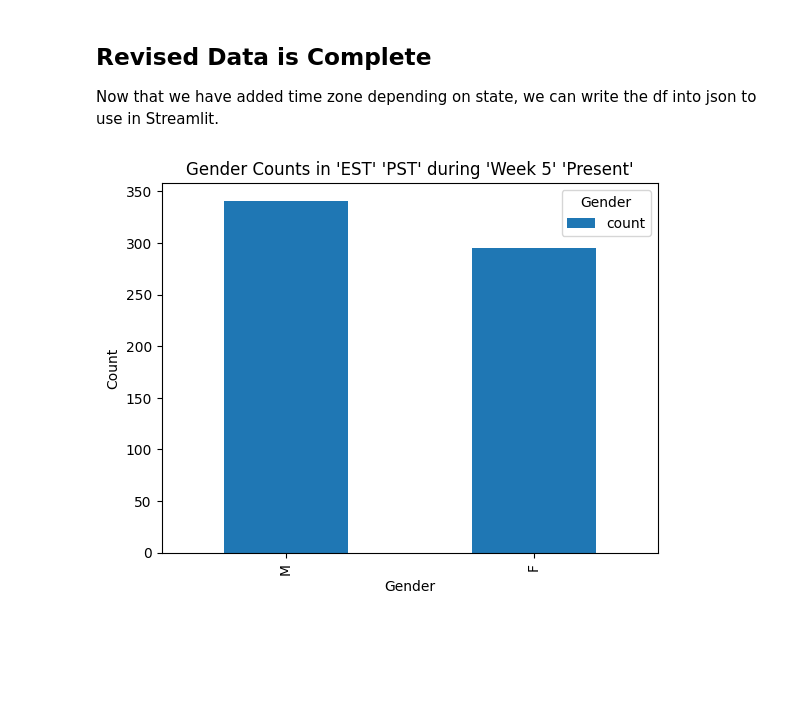
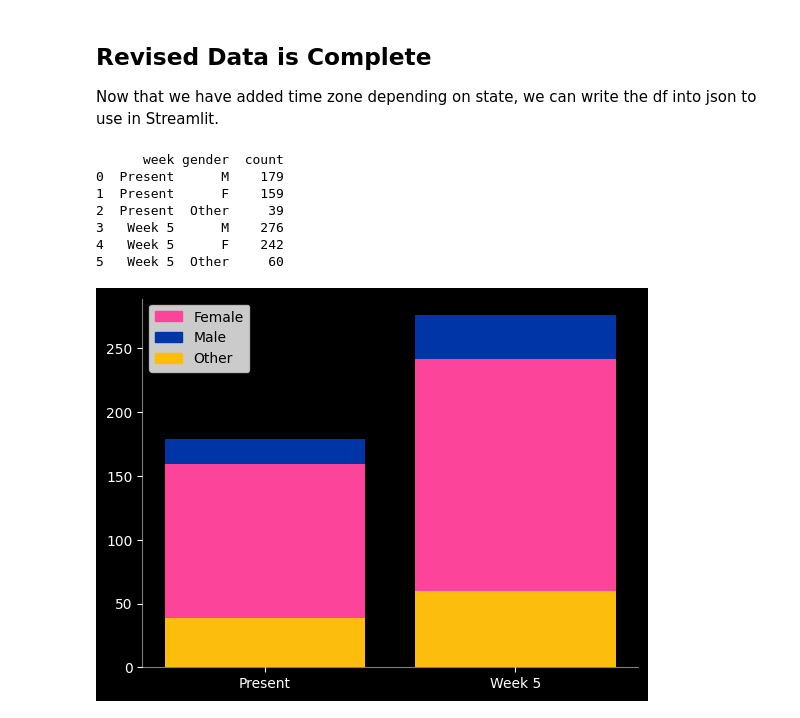
Before and after one commit to mnawar27/CaDence_nb.st_version, a Jupyter notebook: CaDence.ipynb, the cells around one changed output. Drawn from its saved outputs; the diff is of its cells as text; code cells hidden in the pictures; blank space fills up the shorter version.

```diff
--- a/CaDence.ipynb
+++ b/CaDence.ipynb
@@ -125,6 +127,11 @@ omega_raw.loc[omega_raw['state'].isin(pst), 'time_zone'] = 'PST'
 omega_raw.loc[omega_raw['state'].isin(hst), 'time_zone'] = 'HST'
 
 print(omega_raw)
+###### Add in an Other for gender to rep other identities
+others=[600,343,805,596,297,4,385,728,68,382,10,84,318,237,695,545,874,409,342,28,83,433,753,749,904,74,402,394,97,272,151,186,640,91,914,130,946,412,784,344,858,187,376,762,615,65,854,76,903,859,998,308,592,60,414,628,548,882,519,131,230,566,521,8,989,831,720,9,614,613,698,719,568,539,482,629,897,794,302,390,469,158,146,959,533,280,254,569,411,666,143,474,226,913,486,112,776,459,937,116]
+for i in others:
+  omega_raw.loc[omega_raw['userId'] == i, 'gender'] = 'Other'
+
 
 # est_df.to_json('est_df.json', orient='records', lines=True)
 # cst_df.to_json('cst_df.json', orient='records', lines=True)
@@ -132,7 +139,7 @@ print(omega_raw)
 # pst_df.to_json('pst_df.json', orient='records', lines=True)
 # hst_df.to_json('hst_df.json', orient='records', lines=True)
 # #### Rewrite revised Omega into json for streamlit side. I already have it, so quiet for now.
-# omega_raw.to_json('omega_raw.json', orient='records', lines=True)
+#omega_raw.to_json('omega_raw.json', orient='records', lines=True)
 # %% [output]
                    artist                              song  duration     ts  \
 0           Ferry Corsten              Beautiful (Extended)       6.0  22205
@@ -165,48 +172,85 @@ Now that we have added time zone depending on state, we can write the df into js
 # pst_gender_df = pst_df.groupby('userId')['gender'].first().value_counts()
 # hst_gender_df = hst_df.groupby('userId')['gender'].first().value_counts()
 # overall_gender_df = omega_raw.groupby('userId')['gender'].first().value_counts()
 
 # print(overall_gender_df)
 ##### New polymorphic method!
 
 ######## This part will be in the side bar controls and change the arguments
-sb_tz = ['EST','PST']
+sb_tz = ['EST','PST','CST','MST','HST']
 sb_wk = ['Present','Week 5']
 
-
-# selectzTZ=df_selected_tz=omega_raw['time_zone'].isin(sb_tz)
 df_seled_wk =pd.DataFrame(columns=['artist', 'song','duration','ts','sessionId','level','state','userAgent','userId','firstName','gender','week','time_zone'])
 
 for i in sb_tz:
   select_tz= omega_raw.loc[omega_raw['time_zone'] == i]
   df_seled_wk=pd.concat([df_seled_wk,select_tz])
 df_selected_week= df_seled_wk[df_seled_wk['week'].isin(sb_wk)]
 
 
 def get_gender(df_selected_week):
-  gender_df = df_selected_week.groupby('userId')['gender'].first().value_counts()
-  label_tz=str(df_selected_week['time_zone'].unique()).strip('[]')
-  label_wk=str(df_selected_week['week'].unique()).strip('[]')
-  ###### Grpah code goes under here =D Feel free to edit below, just keep it part of the function
-  ax = gender_df.plot(kind='bar', stacked=True)
-  ax.set_xlabel("Gender")
-  ax.set_ylabel("Count")
-  #### The formating in the title will change depending on the selected TZ and week!
-  ax.set_title(f"Gender Counts in {label_tz} during {label_wk}")
-  plt.legend(title="Gender")
-  plt.show()
+  ###### Step one: drop dups since we only want to count users once
+  gender_df = df_selected_week.drop_duplicates(subset='userId')
+  gender_df = gender_df.groupby('week')['gender'].value_counts()
+  ##### Step two: Now that userId is taken care of, we can agg between just week and gender
+  gender_df=gender_df.reset_index()
+  ###### Chart starts now
+  height=gender_df['count']
+  plt.figure(facecolor="black")
+  b_colors={'M':'#0035a7','F':'#fb449a','Other':'#fdbd0c'}
+  colors=[b_colors[i] for i in gender_df['gender']]
+  plt.bar (gender_df['week'],height,color=colors)
+  ax = plt.gca()
+  ax.set_facecolor("black")
+  ax.spines['bottom'].set_color('#fbfbfb80')
+  ax.spines['left'].set_color('#fbfbfb80')
+  ax.xaxis.label.set_color('#fbfbfb80')
+  ax.tick_params(axis='x', colors='white')
+  ax.tick_params(axis='y', colors='white')
+  pink_patch = mpatches.Patch(color='#fb449a', label='Female')
+  blue_patch = mpatches.Patch(color='#0035a7', label='Male')
+  yellow_patch = mpatches.Patch(color='#fdbd0c', label='Other')
+  plt.legend(handles=[pink_patch, blue_patch,yellow_patch])
+
+  plt.show
+  print(gender_df)
 
 get_gender(df_selected_week)
+
+
+#################### Saved previous code, incase re-tooling doesnt work
+
+# def get_gender(df_selected_week):
+#   gender_df = df_selected_week.groupby('userId')['gender'].first().value_counts()
+#   label_tz=str(df_selected_week['time_zone'].unique()).strip('[]')
+#   label_wk=str(df_selected_week['week'].unique()).strip('[]')
+#   ###### Grpah code goes under here =D Feel free to edit below, just keep it part of the function
+#   ax = gender_df.plot(kind='bar', stacked=True)
+#   ax.set_xlabel("Gender")
+#   ax.set_ylabel("Count")
+#   #### The formating in the title will change depending on the selected TZ and week!
+#   ax.set_title(f"Gender Counts in {label_tz} during {label_wk}")
+#   plt.legend(title="Gender")
+#   plt.show()
+
+# get_gender(df_selected_week)
 
 ## test to see function changes with new input
 
 # df_selected_tz = est_df
 # selected_week='Week 10'
 # df_selected_week=df_selected_tz.loc[df_selected_tz['week'] == selected_week]
 
 # get_gender(df_selected_week)
 # %% [output]
+      week gender  count
+0  Present      M    179
+1  Present      F    159
+2  Present  Other     39
+3   Week 5      M    276
+4   Week 5      F    242
+5   Week 5  Other     60
-[figure, old version]
+[figure, new version]
 # %%
 # # #### What State has the most unique users?
 # # uni_state_users = omega_raw.groupby('state')['userId'].nunique()
```
Also changed, not shown: parts of 15 cells of this notebook, 4 other files.
